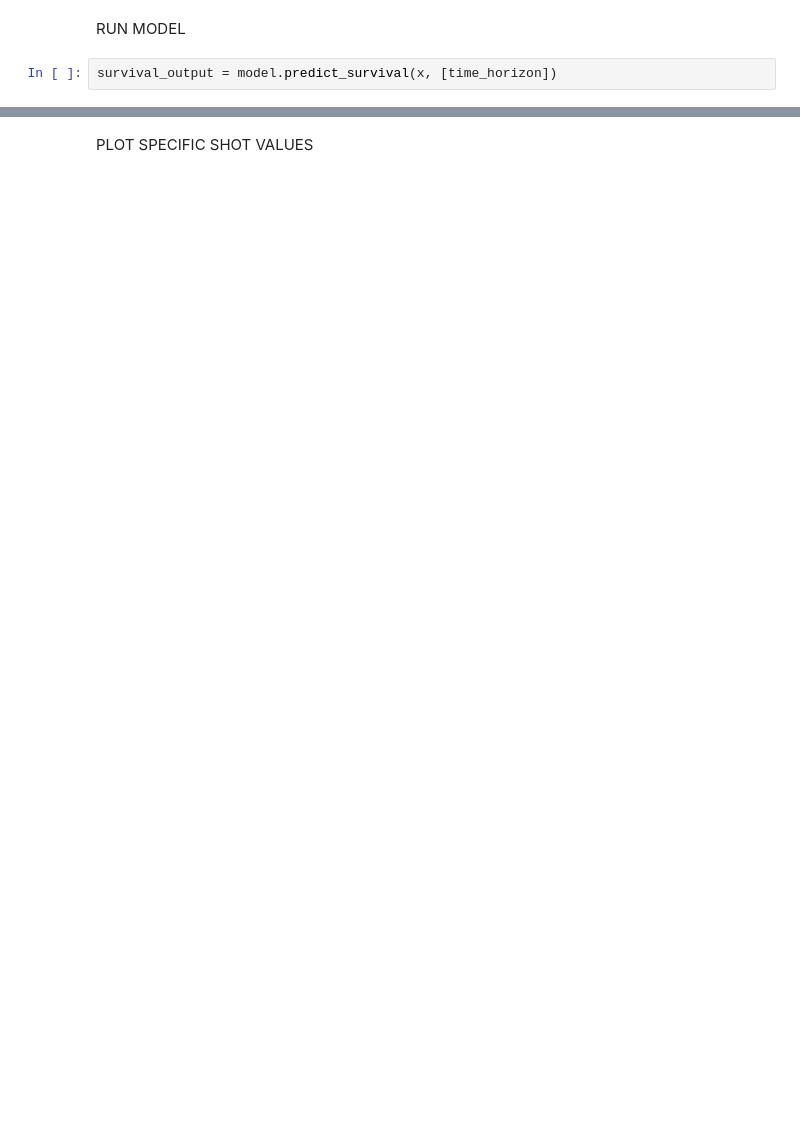
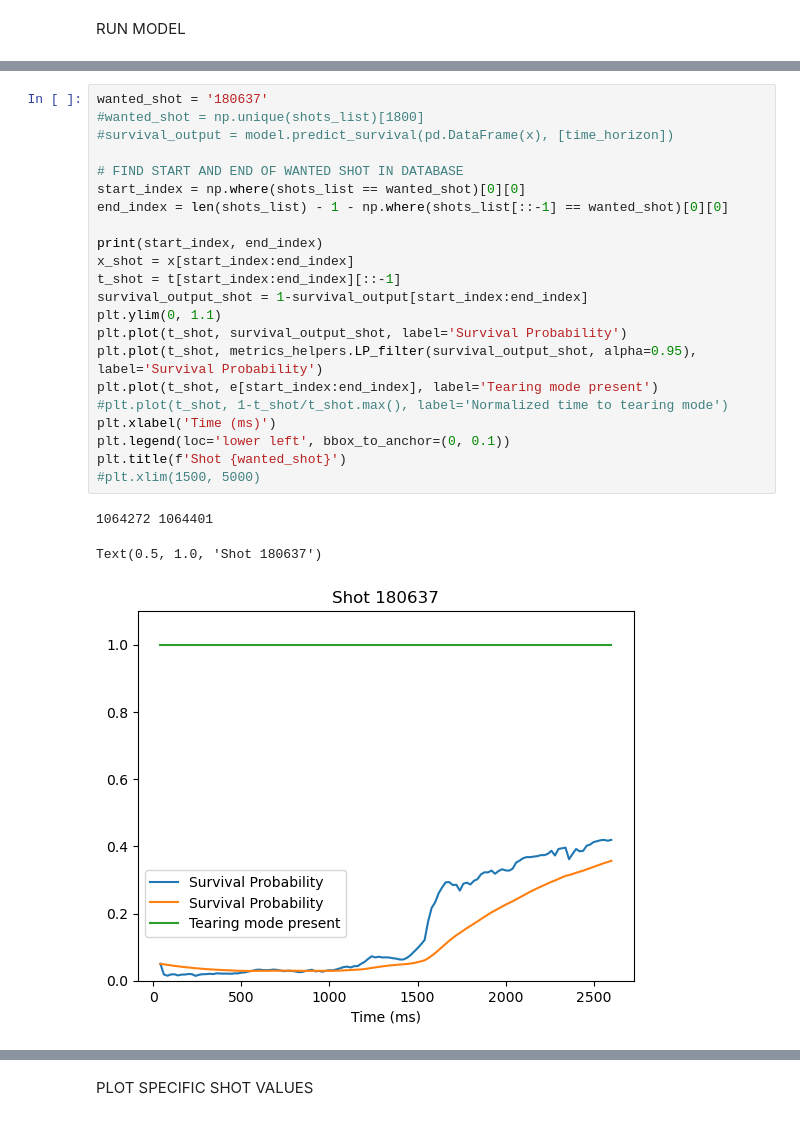
Before and after one commit to PlasmaControl/TearingModeSurvival, a Jupyter notebook: tm_model_simple_analysis.ipynb, the cells around one changed output, grey strips where cells are left out. Saved outputs shown, nothing was run; the diff lists cells and outputs as text; blank space fills up the shorter version.

```diff
--- a/tm_model_simple_analysis.ipynb
+++ b/tm_model_simple_analysis.ipynb
@@ -55,4 +115,2 @@ with open(f'models/{output_filename_base}.pkl', 'rb') as f:
 # %% [markdown]
 RUN MODEL
-# %%
-survival_output = model.predict_survival(x, [time_horizon])
@@ -58,0 +121,26 @@ survival_output = model.predict_survival(x, [time_horizon])
+# %%
+wanted_shot = '180637'
+#wanted_shot = np.unique(shots_list)[1800]
+#survival_output = model.predict_survival(pd.DataFrame(x), [time_horizon])
+
+# FIND START AND END OF WANTED SHOT IN DATABASE
+start_index = np.where(shots_list == wanted_shot)[0][0]
+end_index = len(shots_list) - 1 - np.where(shots_list[::-1] == wanted_shot)[0][0]
+
+print(start_index, end_index)
+x_shot = x[start_index:end_index]
+t_shot = t[start_index:end_index][::-1]
+survival_output_shot = 1-survival_output[start_index:end_index]
+plt.ylim(0, 1.1)
+plt.plot(t_shot, survival_output_shot, label='Survival Probability')
+plt.plot(t_shot, metrics_helpers.LP_filter(survival_output_shot, alpha=0.95), label='Survival Probability')
+plt.plot(t_shot, e[start_index:end_index], label='Tearing mode present')
+#plt.plot(t_shot, 1-t_shot/t_shot.max(), label='Normalized time to tearing mode')
+plt.xlabel('Time (ms)')
+plt.legend(loc='lower left', bbox_to_anchor=(0, 0.1))
+plt.title(f'Shot {wanted_shot}')
+#plt.xlim(1500, 5000)
+# %% [output]
+1064272 1064401
+Text(0.5, 1.0, 'Shot 180637')
+[figure, added]
```
Also changed, not shown: parts of 21 cells of this notebook.
